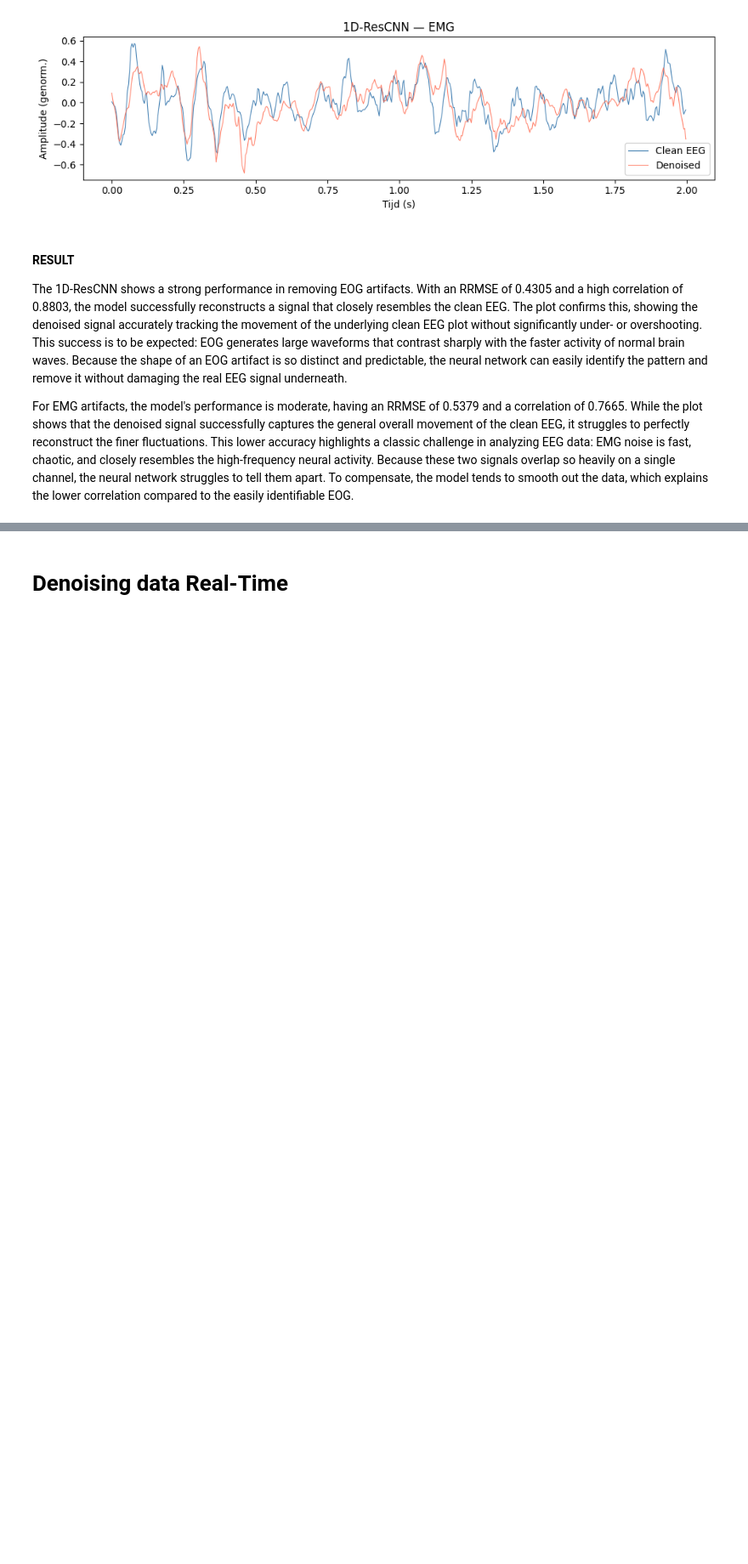
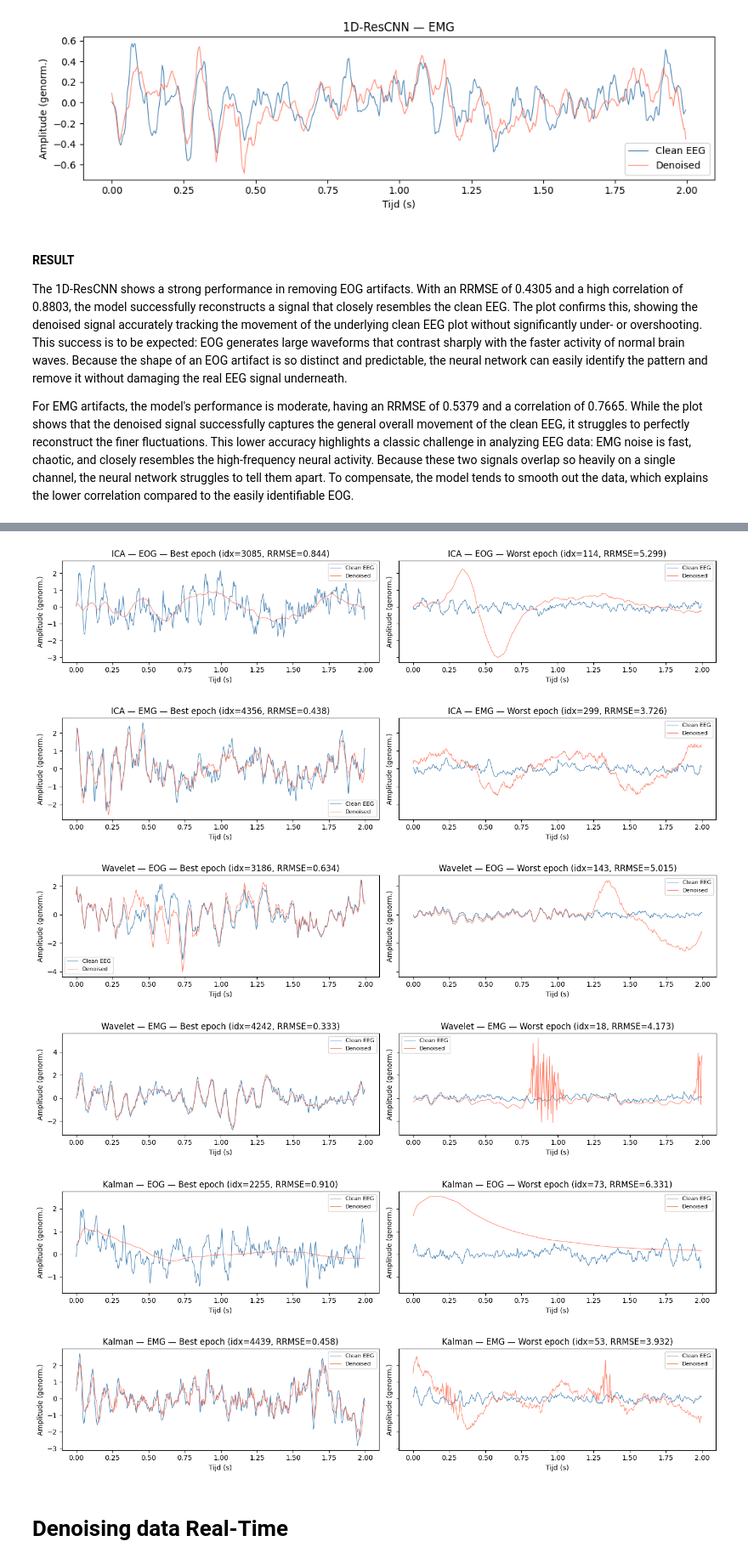
Before and after one commit to benjamindeplae-hub/Current-Trends-in-Artificial-Intelligence, a Jupyter notebook: main.ipynb, the cells around one changed output, grey strips where cells are left out. Shown at 85% size. Cells and saved outputs as stored; diff of their text form; code cells hidden in the pictures; blank space fills up the shorter version.

```diff
--- a/main.ipynb
+++ b/main.ipynb
@@ -596,3 +831,44 @@ For EMG artifacts, the model's performance is moderate, having an RRMSE of 0.537
+# %%
+def plot_best_worst(clean, denoised, label="", fs=256):
+    per_epoch_rrmse = np.sqrt(
+        np.mean((clean - denoised) ** 2, axis=1) / np.mean(clean ** 2, axis=1)
+    )
+    best_idx  = int(np.argmin(per_epoch_rrmse))
+    worst_idx = int(np.argmax(per_epoch_rrmse))
+
+    t = np.arange(clean.shape[1]) / fs
+    fig, axes = plt.subplots(1, 2, figsize=(14, 3), sharey=True)
+
+    for ax, idx, case in zip(axes, [best_idx, worst_idx], ["Best", "Worst"]):
+        ax.plot(t, clean[idx],    color="steelblue", linewidth=0.8, label="Clean EEG")
+        ax.plot(t, denoised[idx], color="tomato",    linewidth=0.8, label="Denoised", alpha=0.8)
+        ax.set_title(f"{label} - {case} epoch (idx={idx}, RRMSE={per_epoch_rrmse[idx]:.3f})")
+        ax.set_xlabel("Tijd (s)")
+        ax.set_ylabel("Amplitude (genorm.)")
+        ax.legend(fontsize=8)
+
+    plt.tight_layout()
+    plt.show()
+# %%
+# Best & worst epoch per method x noise type
+pairs = [
+    ("ICA",     "EOG", clean_eog_test, denoised_eog_test),
+    ("ICA",     "EMG", clean_emg_test, denoised_emg_test),
+    ("Wavelet", "EOG", clean_eog_test, denoised_wt_eog_test),
+    ("Wavelet", "EMG", clean_emg_test, denoised_wt_emg_test),
+    ("Kalman",  "EOG", clean_eog_test, denoised_kf_eog_test),
+    ("Kalman",  "EMG", clean_emg_test, denoised_kf_emg_test),
+]
+
+for method, noise, clean, denoised in pairs:
+    plot_best_worst(clean, denoised, label=f"{method} - {noise}")
+# %% [output]
+[figure, added]
+[figure, added]
+[figure, added]
+[figure, added]
+[figure, added]
+[figure, added]
 # %% [markdown]
 # Denoising data Real-Time
 # %%
```
Also changed, not shown: parts of 37 cells of this notebook.
